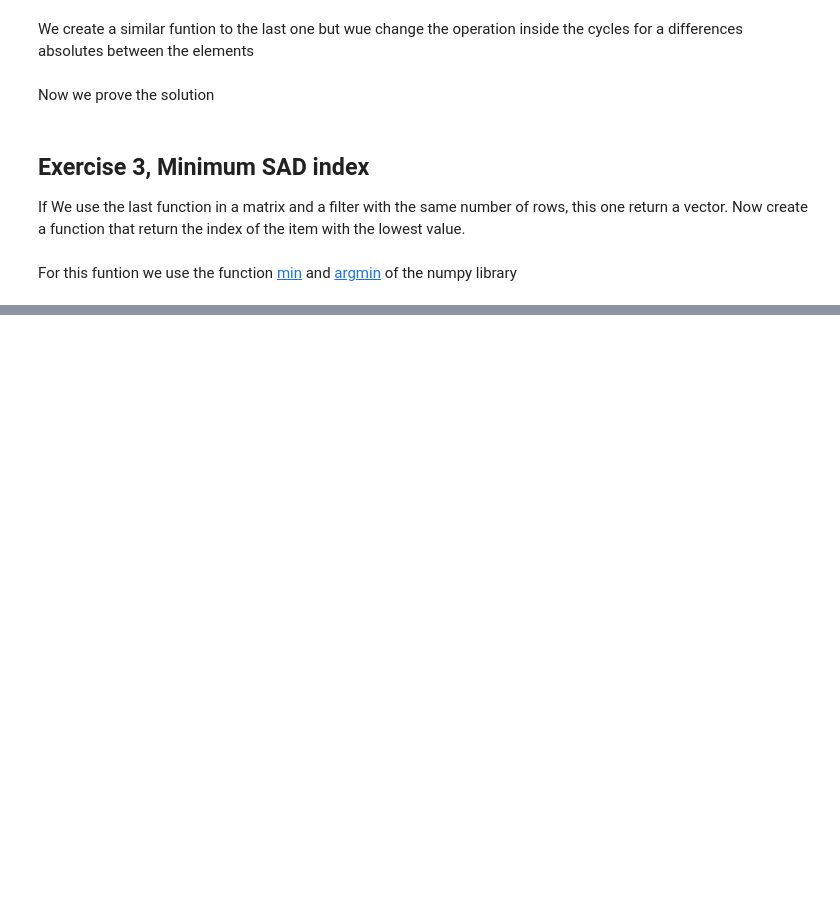
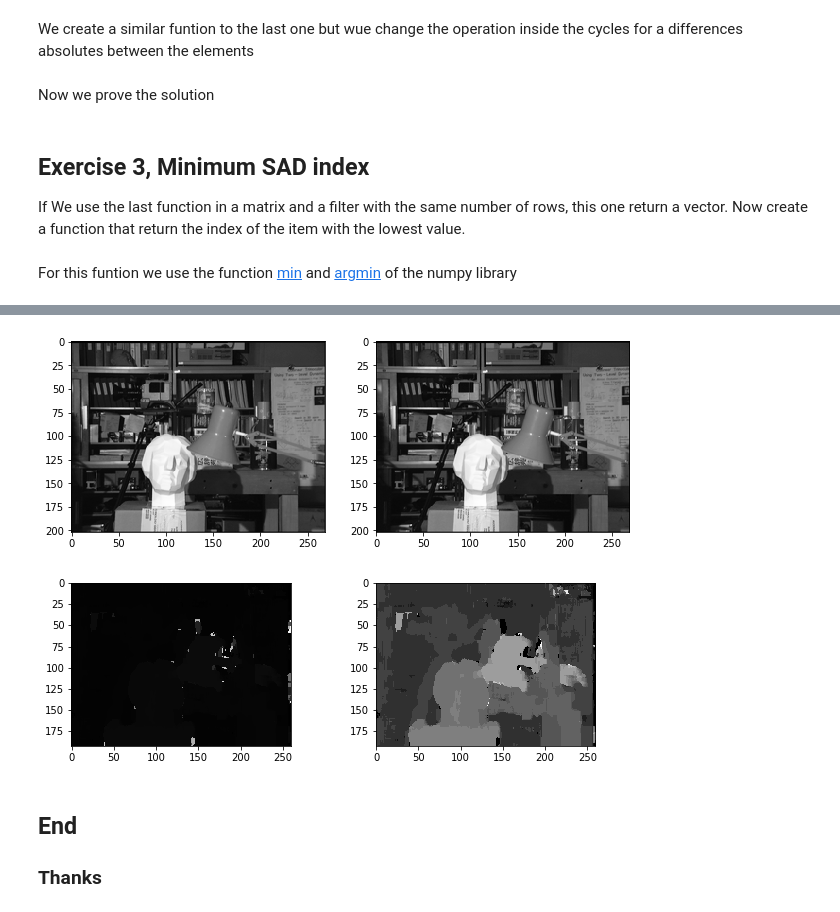
Before and after one commit to lotalorafox/MachineLearningPsetsUIS, a Jupyter notebook: p02/P02A.ipynb, the cells around one changed output, grey strips where cells are left out. Saved outputs shown, nothing was run; the diff lists cells and outputs as text; code cells hidden in the pictures; blank space fills up the shorter version.

```diff
--- a/p02/P02A.ipynb
+++ b/p02/P02A.ipynb
@@ -79,0 +188,8 @@ print (min_sad(A,f))
+# %%
+main("office_l.png","office_r.png")
+# %% [output]
+[figure, added]
+[figure, added]
+# %% [markdown]
+## End
+### Thanks
```
Also changed, not shown: parts of 16 cells of this notebook, 2 other files.
